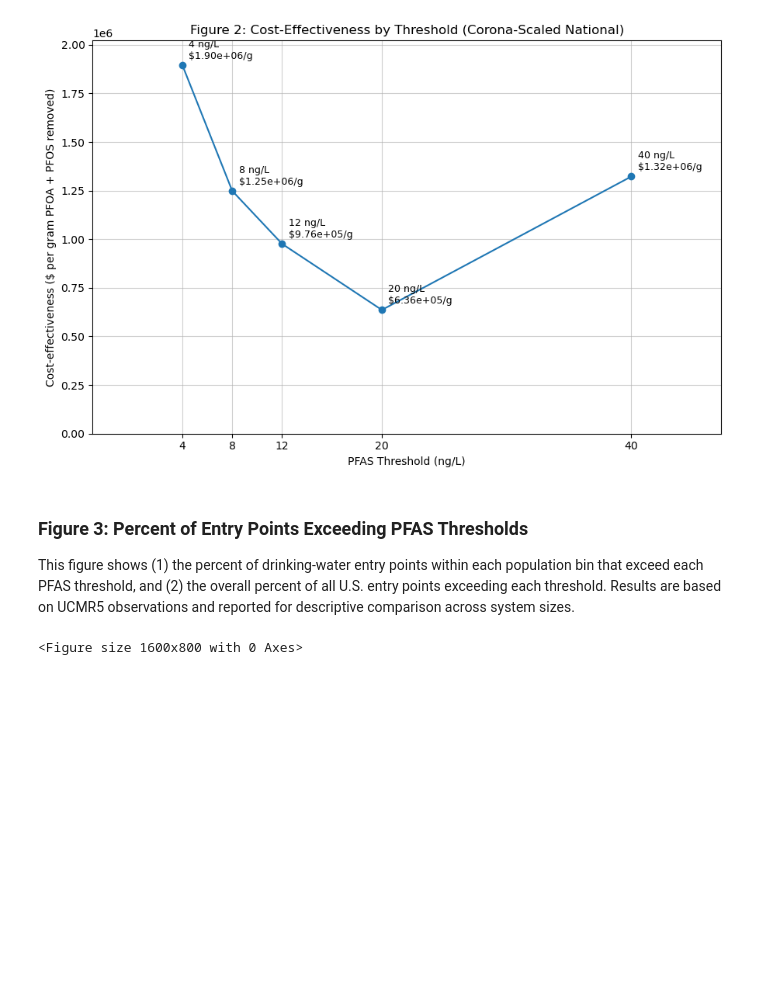
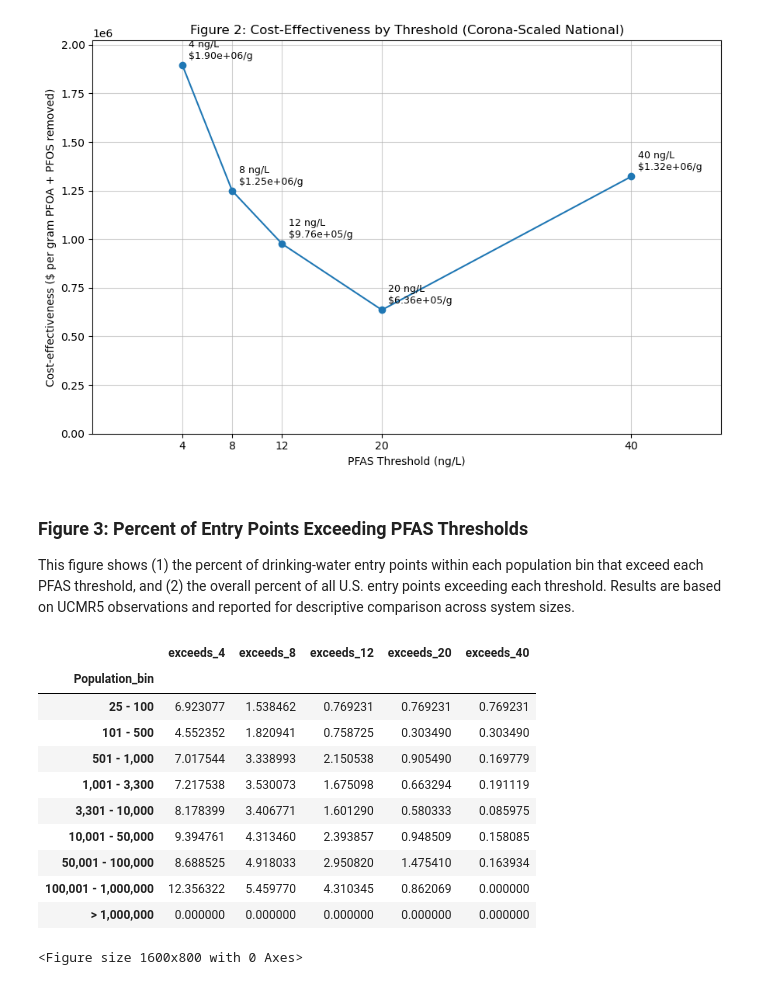
Before and after one commit to brahmee07/Pfas_water_research, a Jupyter notebook: updated_data/cost_risk_treatment_analysis.ipynb, the cells around one changed output. Drawn from its saved outputs; the diff is of its cells as text; code cells hidden in the pictures; blank space fills up the shorter version.

```diff
--- a/updated_data/cost_risk_treatment_analysis.ipynb
+++ b/updated_data/cost_risk_treatment_analysis.ipynb
@@ -704,6 +708,20 @@ bin_order = ['25 - 100','101 - 500','501 - 1,000','1,001 - 3,300',
              '100,001 - 1,000,000','> 1,000,000']
 
 exceed_by_bin = exceed_by_bin.reindex(bin_order)
+# %%
+exceed_by_bin
+# %% [output]
+|  | exceeds_4 | exceeds_8 | exceeds_12 | exceeds_20 | exceeds_40 |
+| Population_bin |  |  |  |  |  |
+| 25 - 100 | 6.923077 | 1.538462 | 0.769231 | 0.769231 | 0.769231 |
+| 101 - 500 | 4.552352 | 1.820941 | 0.758725 | 0.303490 | 0.303490 |
+| 501 - 1,000 | 7.017544 | 3.338993 | 2.150538 | 0.905490 | 0.169779 |
+| 1,001 - 3,300 | 7.217538 | 3.530073 | 1.675098 | 0.663294 | 0.191119 |
+| 3,301 - 10,000 | 8.178399 | 3.406771 | 1.601290 | 0.580333 | 0.085975 |
+| 10,001 - 50,000 | 9.394761 | 4.313460 | 2.393857 | 0.948509 | 0.158085 |
+| 50,001 - 100,000 | 8.688525 | 4.918033 | 2.950820 | 1.475410 | 0.163934 |
+| 100,001 - 1,000,000 | 12.356322 | 5.459770 | 4.310345 | 0.862069 | 0.000000 |
+| > 1,000,000 | 0.000000 | 0.000000 | 0.000000 | 0.000000 | 0.000000 |
 # %%
 exceed_by_bin.loc["ALL SYSTEMS"] = [overall_exceedance[t] for t in threshold_ng]
 
```
Also changed, not shown: parts of 8 cells of this notebook, 3 other files.
